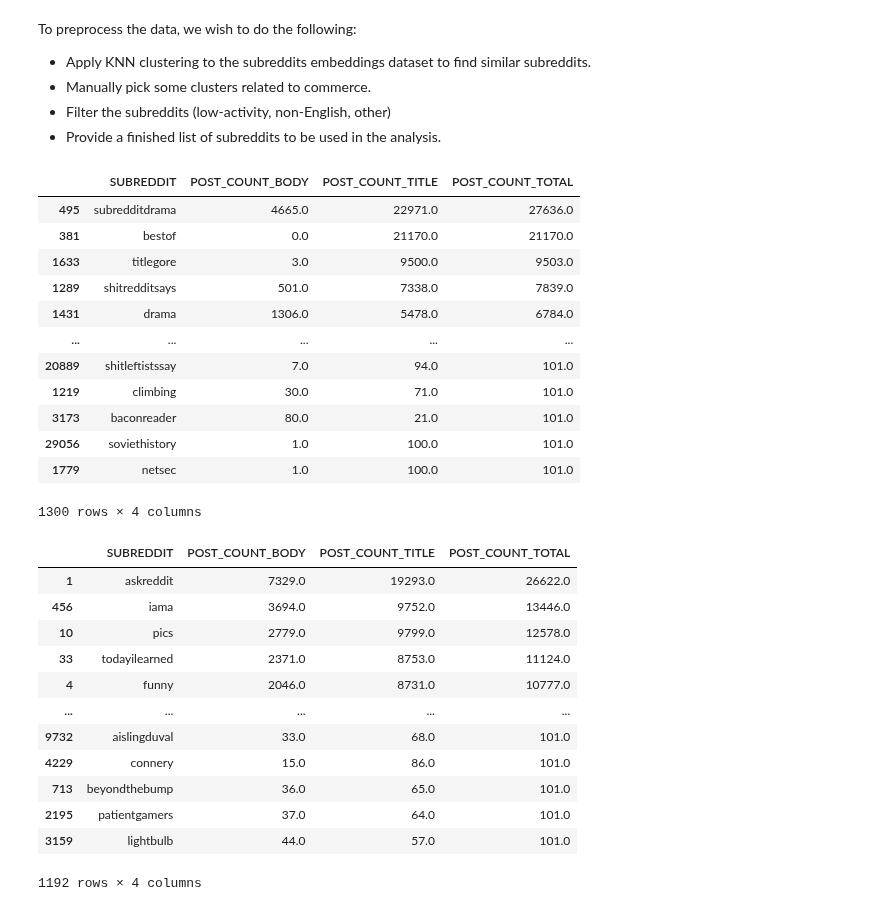
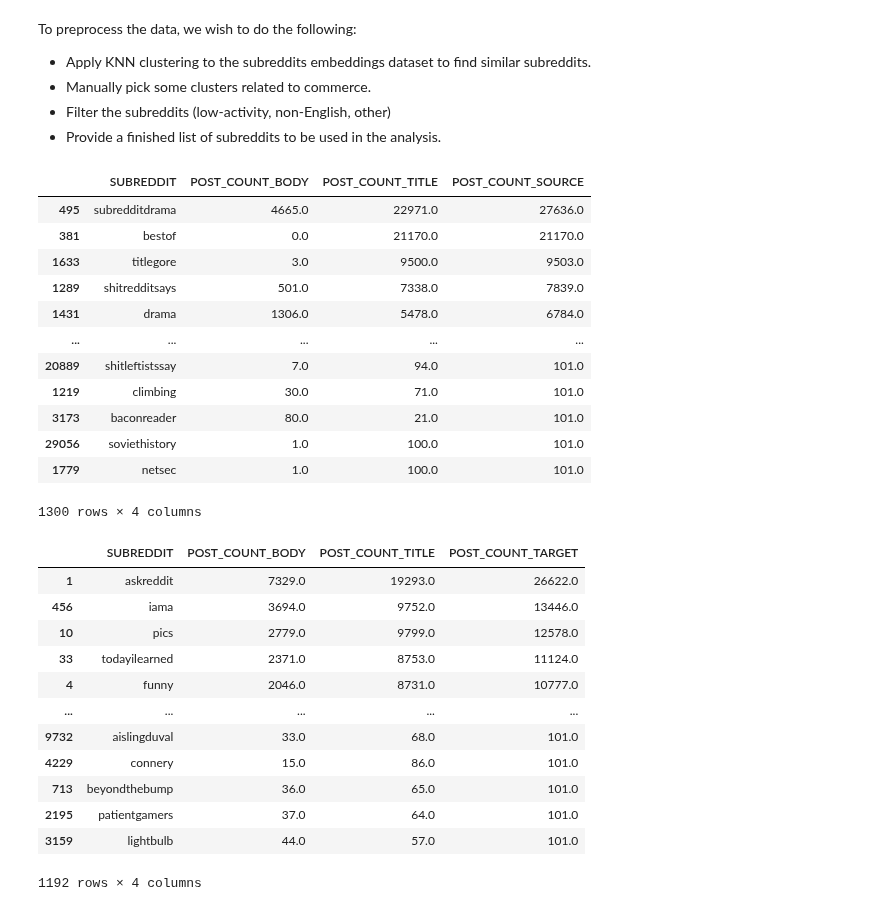
Before and after one commit to l0uisgrange/ada-2025-project, a Jupyter notebook: results.ipynb, the cells around one changed output. Saved outputs shown, nothing was run; the diff lists cells and outputs as text; code cells hidden in the pictures.

Commit message:
Now showing linkings per subreddit as source, target and both.

```diff
--- a/results.ipynb
+++ b/results.ipynb
@@ -79,28 +105,29 @@ To preprocess the data, we wish to do the following:
 # %%
 from sklearn.cluster import KMeans
 from sklearn.neighbors import KNeighborsClassifier, RadiusNeighborsClassifier
 from sklearn.manifold import TSNE
 from sklearn.metrics import silhouette_score, davies_bouldin_score
 from sklearn.metrics.pairwise import cosine_similarity
 
-count_subreddits_body = body_data['SOURCE_SUBREDDIT'].value_counts().reset_index()
-count_subreddits_body.columns = ['SUBREDDIT', 'POST_COUNT_BODY']
+# Counting how many appearances each subreddit has as 'SOURCE_SUBREDDIT'
 
-count_subreddits_title = title_data['SOURCE_SUBREDDIT'].value_counts().reset_index()
-count_subreddits_title.columns = ['SUBREDDIT', 'POST_COUNT_TITLE']
+count_source_body = body_data['SOURCE_SUBREDDIT'].value_counts().reset_index()
+count_source_body.columns = ['SUBREDDIT', 'POST_COUNT_BODY']
 
-combined_counts = pd.merge(count_subreddits_body, count_subreddits_title, on='SUBREDDIT', how='outer').fillna(0)
+count_source_title = title_data['SOURCE_SUBREDDIT'].value_counts().reset_index()
+count_source_title.columns = ['SUBREDDIT', 'POST_COUNT_TITLE']
 
-combined_counts['POST_COUNT_TOTAL'] = combined_counts['POST_COUNT_BODY'] + combined_counts['POST_COUNT_TITLE']
+combined_source_counts = pd.merge(count_source_body, count_source_title, on='SUBREDDIT', how='outer').fillna(0)
 
-embeddings_count = pd.merge(subreddits_data[['SUBREDDIT']], combined_counts,
+combined_source_counts['POST_COUNT_SOURCE'] = combined_source_counts['POST_COUNT_BODY'] + combined_source_counts['POST_COUNT_TITLE']
+
+source_count = pd.merge(subreddits_data[['SUBREDDIT']], combined_source_counts,
                             on='SUBREDDIT', how='left')
 
-
-embeddings_count.dropna(subset=['POST_COUNT_TOTAL'], inplace=True)
-embeddings_count[embeddings_count['POST_COUNT_TOTAL'] > 100].sort_values(by='POST_COUNT_TOTAL', ascending=False)
+source_count.dropna(subset=['POST_COUNT_SOURCE'], inplace=True)
+source_count[source_count['POST_COUNT_SOURCE'] > 100].sort_values(by='POST_COUNT_SOURCE', ascending=False)
 # %% [output]
-|  | SUBREDDIT | POST_COUNT_BODY | POST_COUNT_TITLE | POST_COUNT_TOTAL |
+|  | SUBREDDIT | POST_COUNT_BODY | POST_COUNT_TITLE | POST_COUNT_SOURCE |
 | 495 | subredditdrama | 4665.0 | 22971.0 | 27636.0 |
 | 381 | bestof | 0.0 | 21170.0 | 21170.0 |
 | 1633 | titlegore | 3.0 | 9500.0 | 9503.0 |
@@ -114,23 +141,24 @@ embeddings_count[embeddings_count['POST_COUNT_TOTAL'] > 100].sort_values(by='POS
 | 1779 | netsec | 1.0 | 100.0 | 101.0 |
 1300 rows × 4 columns
 # %%
-count_subreddits_body = body_data['TARGET_SUBREDDIT'].value_counts().reset_index()
-count_subreddits_body.columns = ['SUBREDDIT', 'POST_COUNT_BODY']
+# Counting how many appearances each subreddit has 'TARGET_SUBREDDIT'
+count_target_body = body_data['TARGET_SUBREDDIT'].value_counts().reset_index()
+count_target_body.columns = ['SUBREDDIT', 'POST_COUNT_BODY']
 
-count_subreddits_title = title_data['TARGET_SUBREDDIT'].value_counts().reset_index()
-count_subreddits_title.columns = ['SUBREDDIT', 'POST_COUNT_TITLE']
+count_target_title = title_data['TARGET_SUBREDDIT'].value_counts().reset_index()
+count_target_title.columns = ['SUBREDDIT', 'POST_COUNT_TITLE']
 
-combined_counts = pd.merge(count_subreddits_body, count_subreddits_title, on='SUBREDDIT', how='outer').fillna(0)
+combined_target_counts = pd.merge(count_target_body, count_target_title, on='SUBREDDIT', how='outer').fillna(0)
 
-combined_counts['POST_COUNT_TOTAL'] = combined_counts['POST_COUNT_BODY'] + combined_counts['POST_COUNT_TITLE']
+combined_target_counts['POST_COUNT_TARGET'] = combined_target_counts['POST_COUNT_BODY'] + combined_target_counts['POST_COUNT_TITLE']
 
-embeddings_count = pd.merge(subreddits_data[['SUBREDDIT']], combined_counts,
+target_count = pd.merge(subreddits_data[['SUBREDDIT']], combined_target_counts,
                             on='SUBREDDIT', how='left')
 
-embeddings_count.dropna(subset=['POST_COUNT_TOTAL'], inplace=True)
-embeddings_count[embeddings_count['POST_COUNT_TOTAL'] > 100].sort_values(by='POST_COUNT_TOTAL', ascending=False)
+target_count.dropna(subset=['POST_COUNT_TARGET'], inplace=True)
+target_count[target_count['POST_COUNT_TARGET'] > 100].sort_values(by='POST_COUNT_TARGET', ascending=False)
 # %% [output]
-|  | SUBREDDIT | POST_COUNT_BODY | POST_COUNT_TITLE | POST_COUNT_TOTAL |
+|  | SUBREDDIT | POST_COUNT_BODY | POST_COUNT_TITLE | POST_COUNT_TARGET |
 | 1 | askreddit | 7329.0 | 19293.0 | 26622.0 |
 | 456 | iama | 3694.0 | 9752.0 | 13446.0 |
 | 10 | pics | 2779.0 | 9799.0 | 12578.0 |
```
Also changed, not shown: parts of 4 cells of this notebook, 1 other file.
